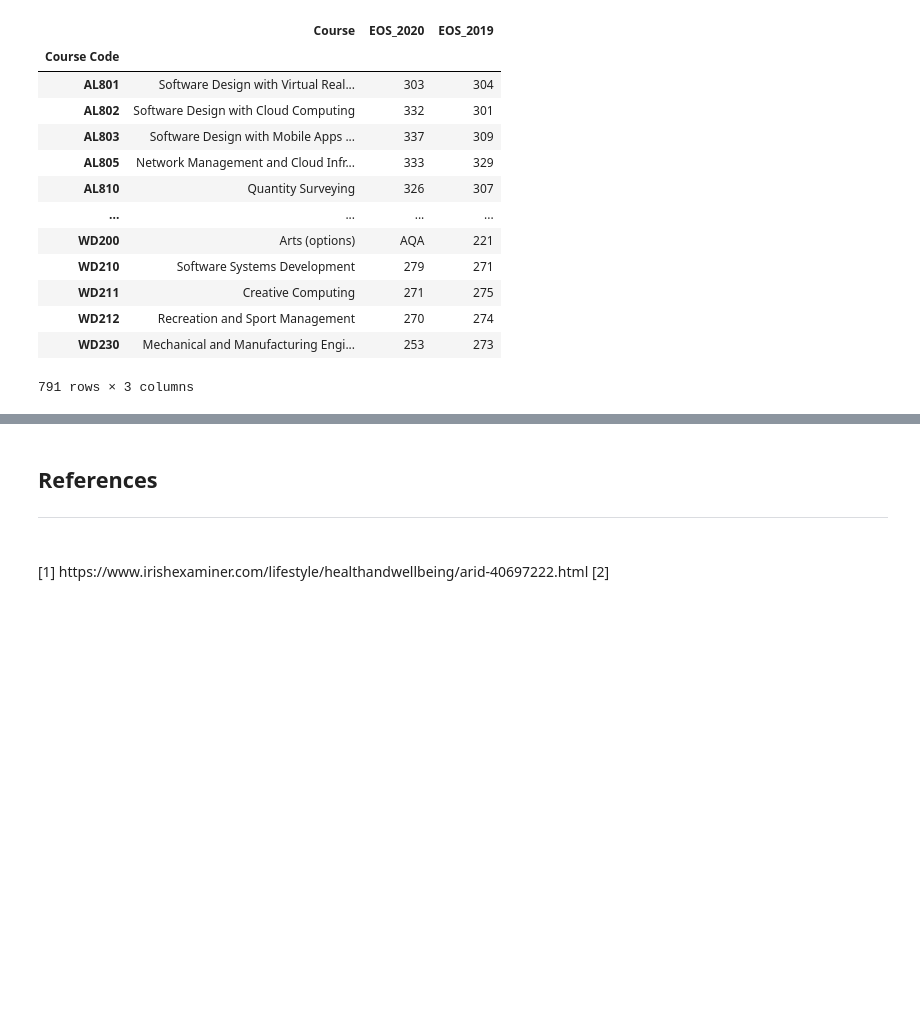
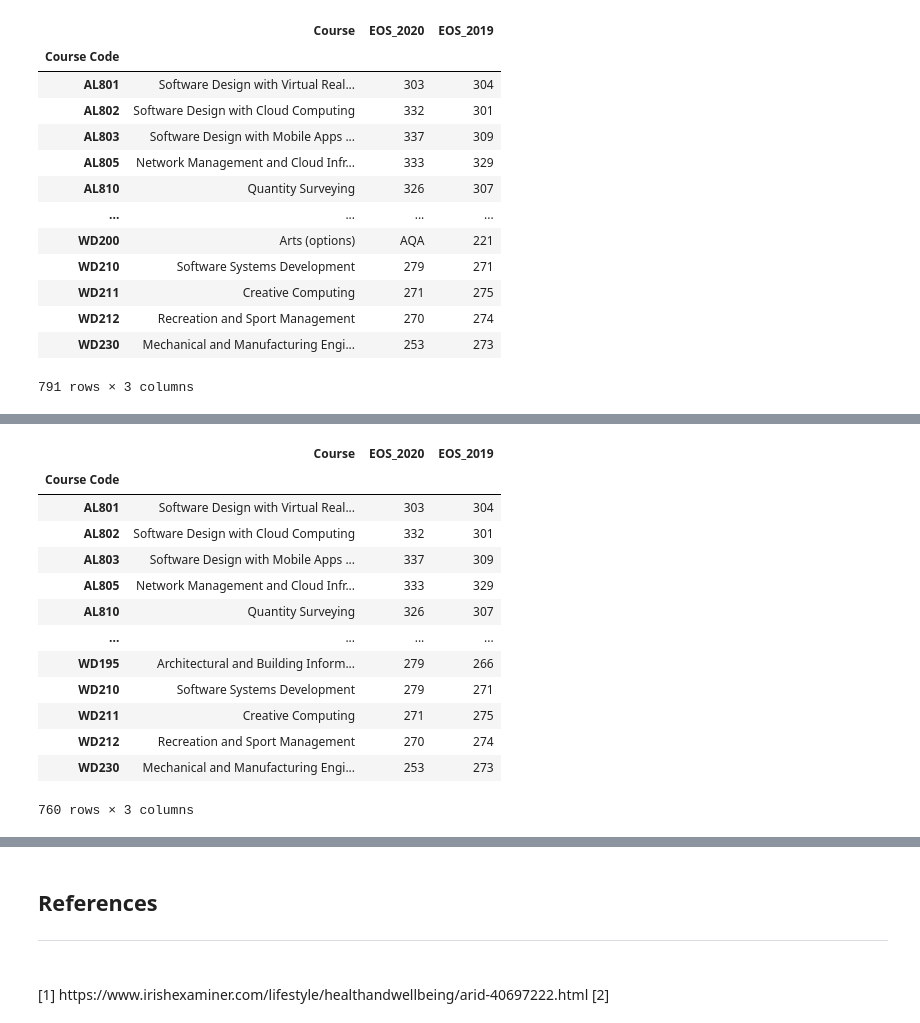
Before and after one commit to G00398275/FODA2021, a Jupyter notebook: cao.ipynb, the cells around one changed output, grey strips where cells are left out. Drawn from its saved outputs; the diff is of its cells as text; code cells hidden in the pictures; blank space fills up the shorter version.

```diff
--- a/cao.ipynb
+++ b/cao.ipynb
@@ -1104,3 +1104,8 @@ eos_courses
 | WD212 | Recreation and Sport Management | 270 | 274 |
 | WD230 | Mechanical and Manufacturing Engi... | 253 | 273 |
 791 rows × 3 columns
+# %%
+# Dropping courses (16 in total) with NaN values, same as 2021/2020 comparison
+# Can't do numerical assessment on NaN values
+eos_courses.dropna(inplace=True)
+eos_courses
@@ -1106,0 +1127,21 @@ eos_courses
+# %%
+# Removing all courses with All Qualified Applicants (AQA) (15 in total)
+# Also cannot perform numerical analysis on AQA
+eos_courses = eos_courses[~eos_courses['EOS_2020'].isin(['AQA'])]
+eos_courses = eos_courses[~eos_courses['EOS_2019'].isin(['AQA'])]
+eos_courses
+# %% [output]
+|  | Course | EOS_2020 | EOS_2019 |
+| Course Code |  |  |  |
+| AL801 | Software Design with Virtual Real... | 303 | 304 |
+| AL802 | Software Design with Cloud Computing | 332 | 301 |
+| AL803 | Software Design with Mobile Apps ... | 337 | 309 |
+| AL805 | Network Management and Cloud Infr... | 333 | 329 |
+| AL810 | Quantity Surveying | 326 | 307 |
+| ... | ... | ... | ... |
+| WD195 | Architectural and Building Inform... | 279 | 266 |
+| WD210 | Software Systems Development | 279 | 271 |
+| WD211 | Creative Computing | 271 | 275 |
+| WD212 | Recreation and Sport Management | 270 | 274 |
+| WD230 | Mechanical and Manufacturing Engi... | 253 | 273 |
+760 rows × 3 columns
```
Also changed, not shown: parts of 16 cells of this notebook, 5 other files.
